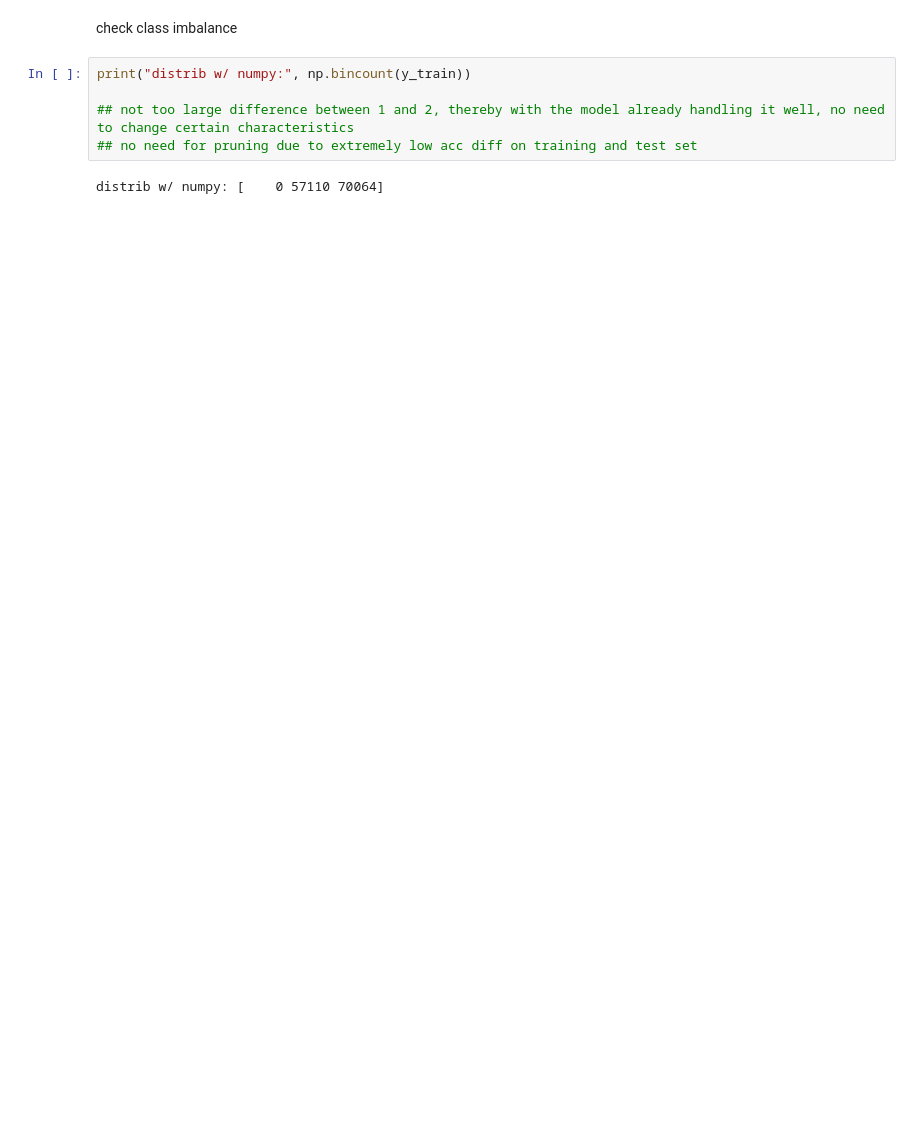
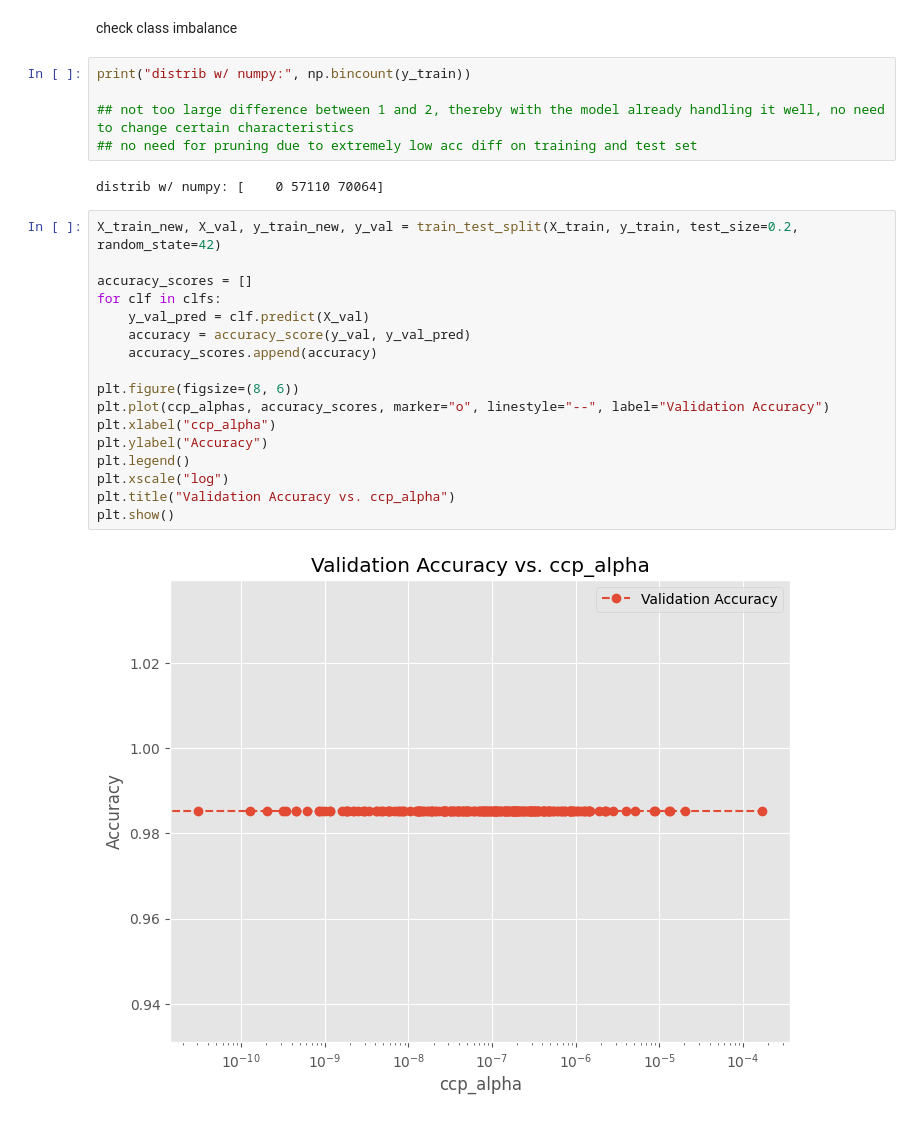
Before and after one commit to devonjavier/STINTSY-Project, a Jupyter notebook: STINTSY_MCO_LFS.ipynb, the cells around one changed output. Cells and saved outputs as stored; diff of their text form; blank space fills up the shorter version.

```diff
--- a/STINTSY_MCO_LFS.ipynb
+++ b/STINTSY_MCO_LFS.ipynb
@@ -509,6 +495,25 @@ print("distrib w/ numpy:", np.bincount(y_train))
 ## no need for pruning due to extremely low acc diff on training and test set
 # %% [output]
 distrib w/ numpy: [    0 57110 70064]
+# %%
+X_train_new, X_val, y_train_new, y_val = train_test_split(X_train, y_train, test_size=0.2, random_state=42)
+
+accuracy_scores = []
+for clf in clfs:
+    y_val_pred = clf.predict(X_val)
+    accuracy = accuracy_score(y_val, y_val_pred)
+    accuracy_scores.append(accuracy)
+
+plt.figure(figsize=(8, 6))
+plt.plot(ccp_alphas, accuracy_scores, marker="o", linestyle="--", label="Validation Accuracy")
+plt.xlabel("ccp_alpha")
+plt.ylabel("Accuracy")
+plt.legend()
+plt.xscale("log")
+plt.title("Validation Accuracy vs. ccp_alpha")
+plt.show()
+# %% [output]
+[figure, added]
 # %%
 from sklearn.tree import plot_tree
 import matplotlib.pyplot as plt
```
Also changed, not shown: parts of 17 cells of this notebook.
